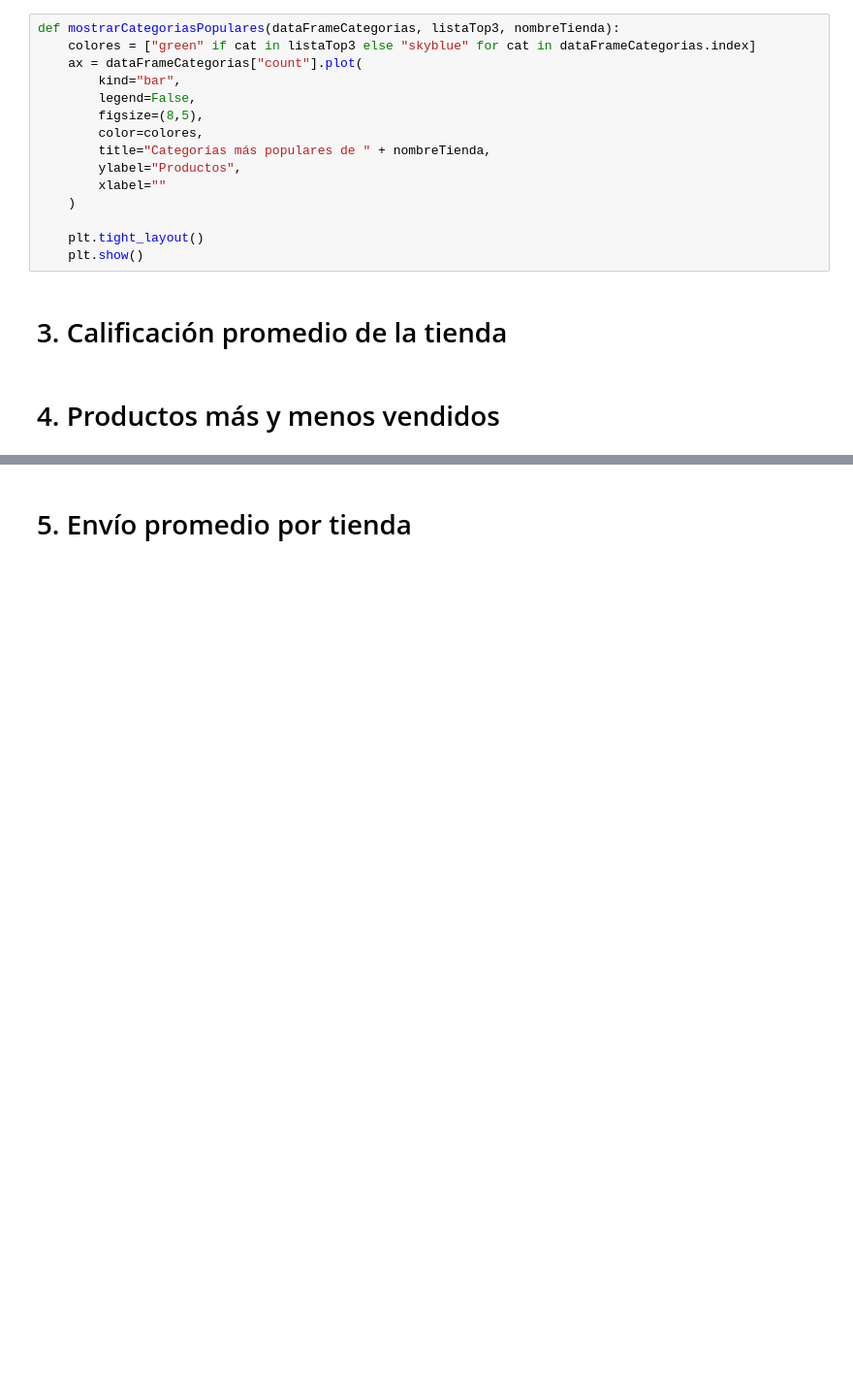
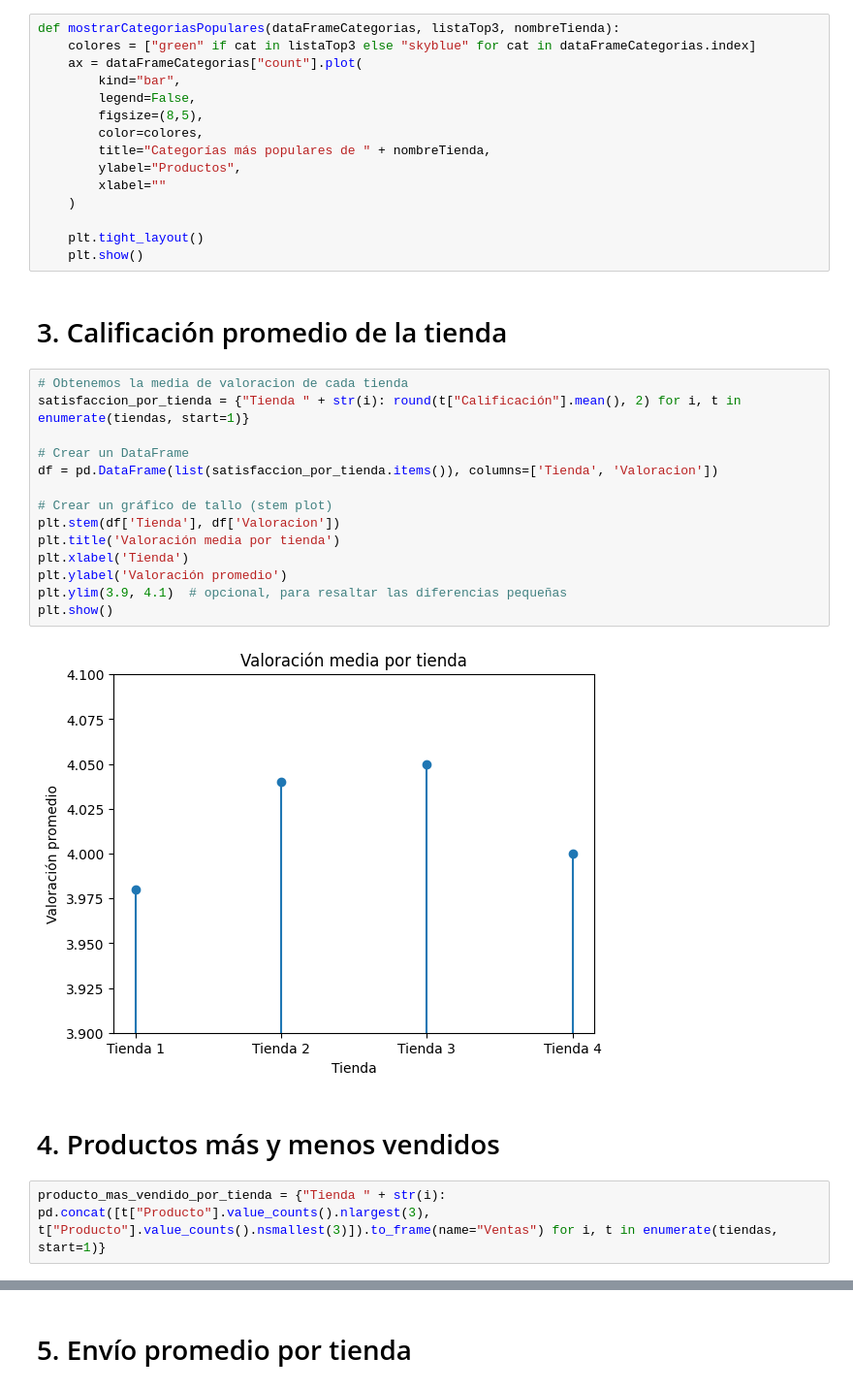
Before and after one commit to prieto-cristian/alura-store, a Jupyter notebook: AluraStoreLatam.ipynb, the cells around one changed output, grey strips where cells are left out. Shown at 97% size. Drawn from its saved outputs; the diff is of its cells as text; blank space fills up the shorter version.

```diff
--- a/AluraStoreLatam.ipynb
+++ b/AluraStoreLatam.ipynb
@@ -104,5 +104,23 @@ def mostrarCategoriasPopulares(dataFrameCategorias, listaTop3, nombreTienda):
     plt.show()
 # %% [markdown]
 # 3. Calificación promedio de la tienda
+# %%
+# Obtenemos la media de valoracion de cada tienda
+satisfaccion_por_tienda = {"Tienda " + str(i): round(t["Calificación"].mean(), 2) for i, t in enumerate(tiendas, start=1)}
+
+# Crear un DataFrame
+df = pd.DataFrame(list(satisfaccion_por_tienda.items()), columns=['Tienda', 'Valoracion'])
+
+# Crear un gráfico de tallo (stem plot)
+plt.stem(df['Tienda'], df['Valoracion'])
+plt.title('Valoración media por tienda')
+plt.xlabel('Tienda')
+plt.ylabel('Valoración promedio')
+plt.ylim(3.9, 4.1)  # opcional, para resaltar las diferencias pequeñas
+plt.show()
+# %% [output]
+[figure, added]
 # %% [markdown]
 # 4. Productos más y menos vendidos
+# %%
+producto_mas_vendido_por_tienda = {"Tienda " + str(i): pd.concat([t["Producto"].value_counts().nlargest(3), t["Producto"].value_counts().nsmallest(3)]).to_frame(name="Ventas") for i, t in enumerate(tiendas, start=1)}
```
Also changed, not shown: parts of 1 cell of this notebook.
